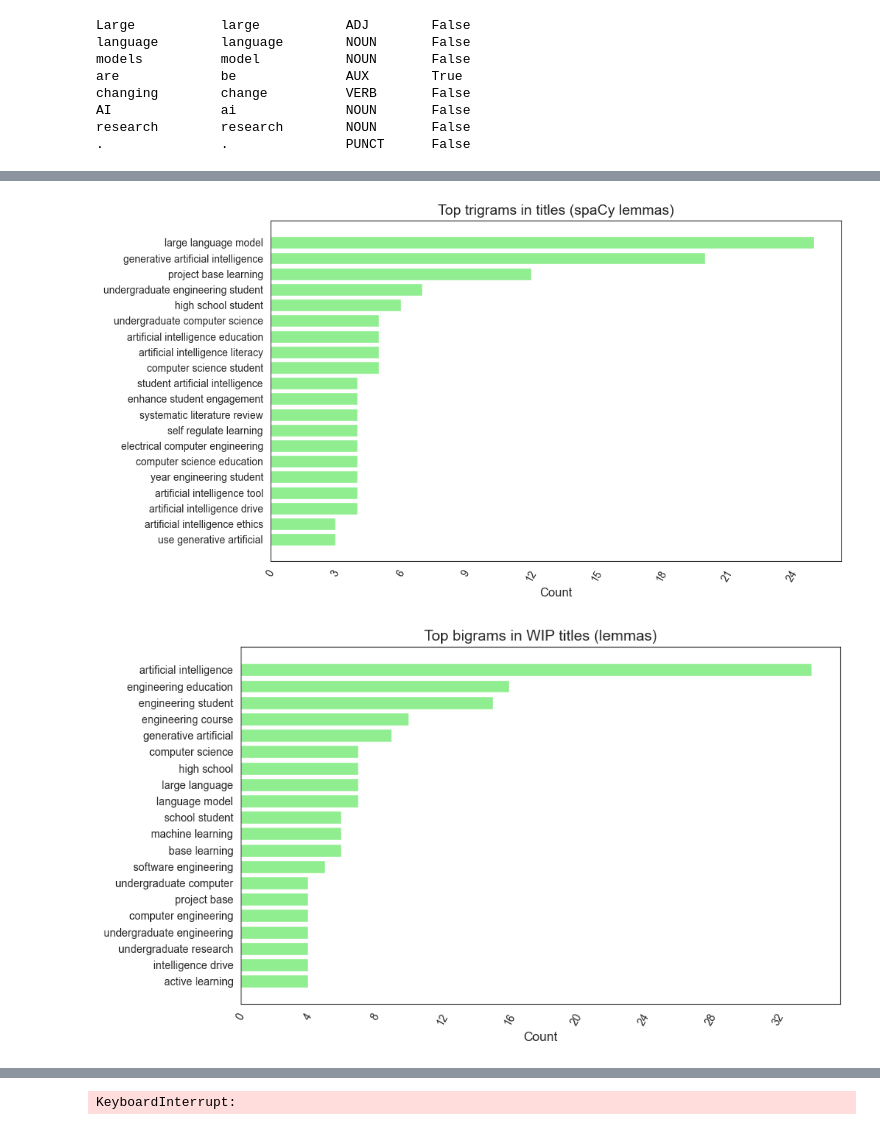
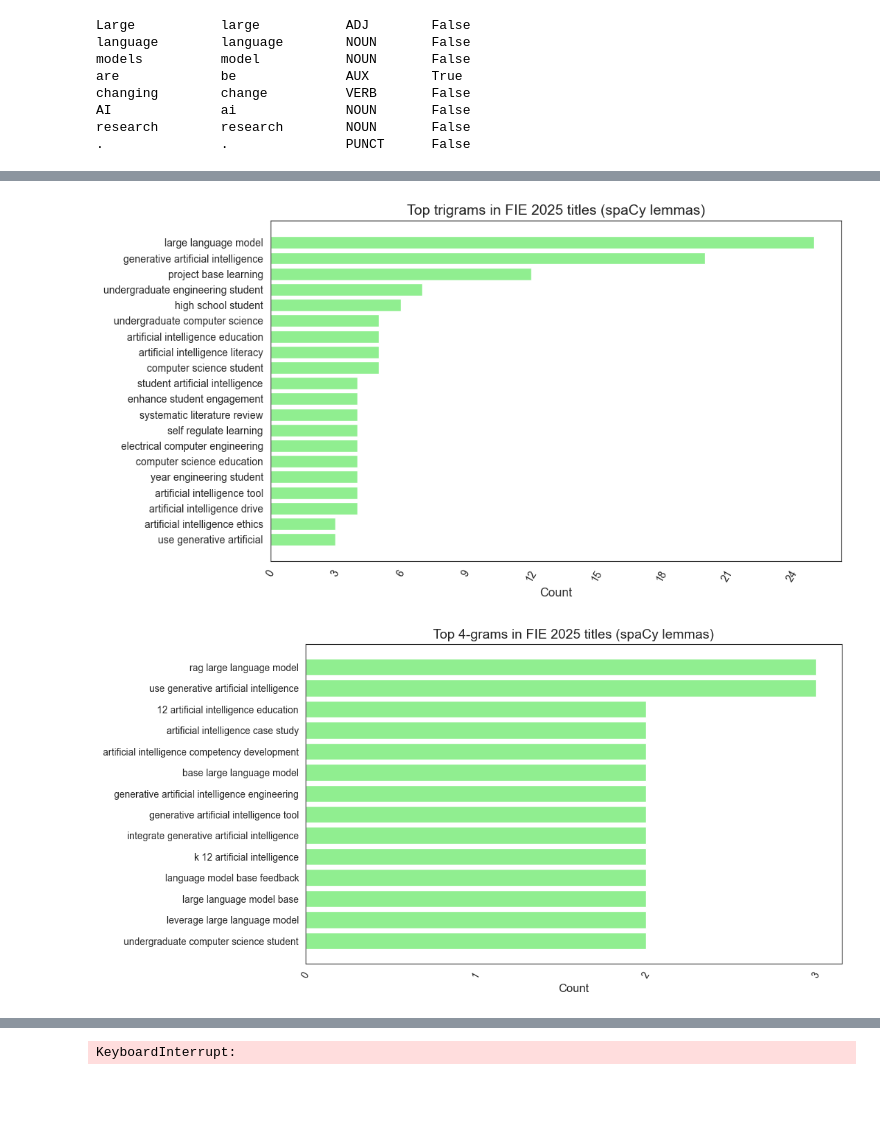
Before and after one commit to gsteinLTU/fie2025data, a Jupyter notebook: analysis.ipynb, the cells around one changed output, grey strips where cells are left out. Saved outputs shown, nothing was run; the diff lists cells and outputs as text; code cells hidden in the pictures; blank space fills up the shorter version.

Commit message:
Add RAG to acronym list

```diff
--- a/analysis.ipynb
+++ b/analysis.ipynb
@@ -95,6 +95,7 @@ if 'PaperTitle' in df.columns:
         "AR": "Augmented Reality",
         "XR": "Mixed Reality",
         "IoT": "Internet of Things",
+        "RAG": "Retrieval Augmented Generation",
     }
 
     # Replace acronyms in the PaperTitle
@@ -378,6 +384,9 @@ plot_top_terms(top_bi, title="Top bigrams in FIE 2025 titles (spaCy lemmas)", ro
 top_tri = top_terms_count_normalized(df_cleaned['PaperTitle'].fillna('').to_list(), n=20, ngram=(3,3), min_df=2)
 plot_top_terms(top_tri, title="Top trigrams in FIE 2025 titles (spaCy lemmas)", rotation=60)
 
+top_quad = top_terms_count_normalized(df_cleaned['PaperTitle'].fillna('').to_list(), n=20, ngram=(4,4), min_df=2)
+plot_top_terms(top_quad, title="Top 4-grams in FIE 2025 titles (spaCy lemmas)", rotation=60)
+
 # WIP / non-WIP examples
 top_bi_wip = top_terms_count_normalized(wip_papers['PaperTitle'].fillna('').to_list(), n=20, ngram=(2,2), min_df=2)
 plot_top_terms(top_bi_wip, title="Top bigrams in WIP titles (lemmas)", rotation=60)
@@ -389,2 +398,2 @@ plot_top_terms(top_bi_non, title="Top bigrams in non-WIP titles (lemmas)", rotat
-[figure, old version]
+[figure, new version]
-[figure, old version]
+[figure, new version]
```
Also changed, not shown: parts of 4 cells of this notebook, 2 other files.
